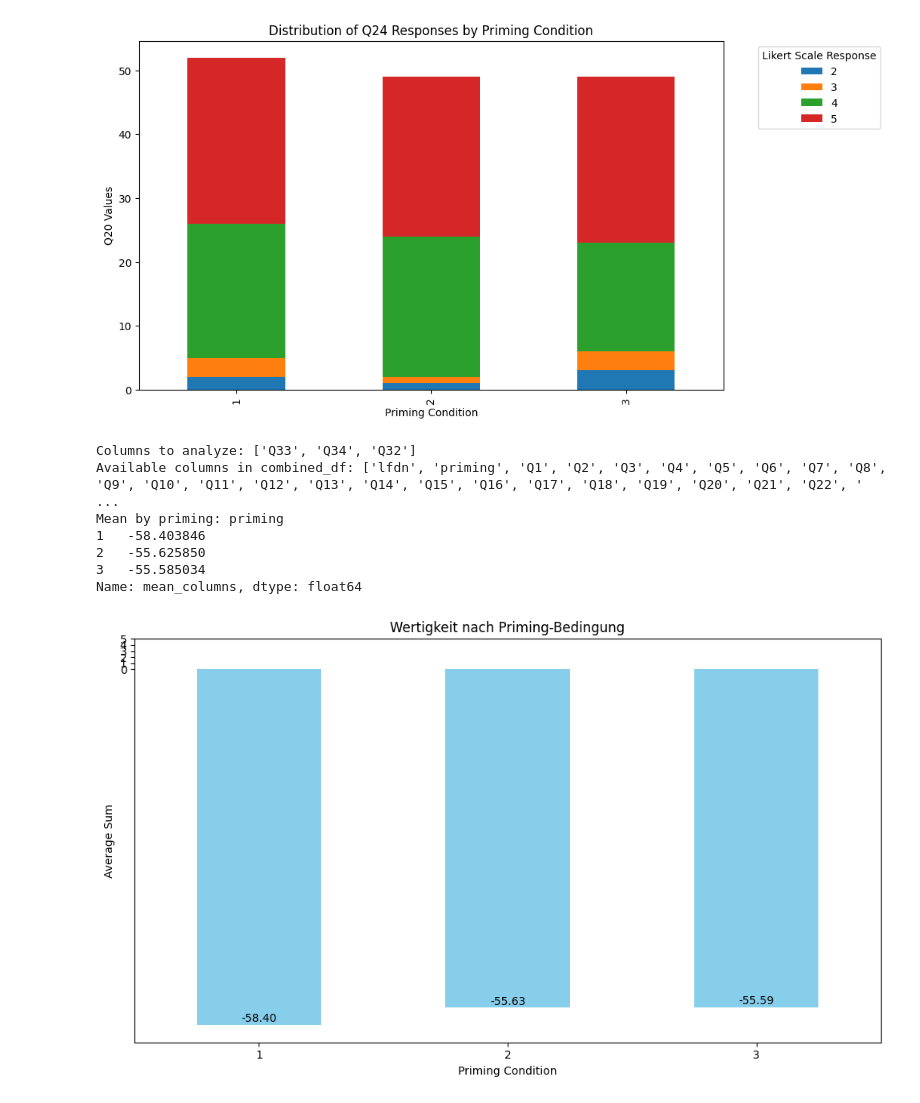
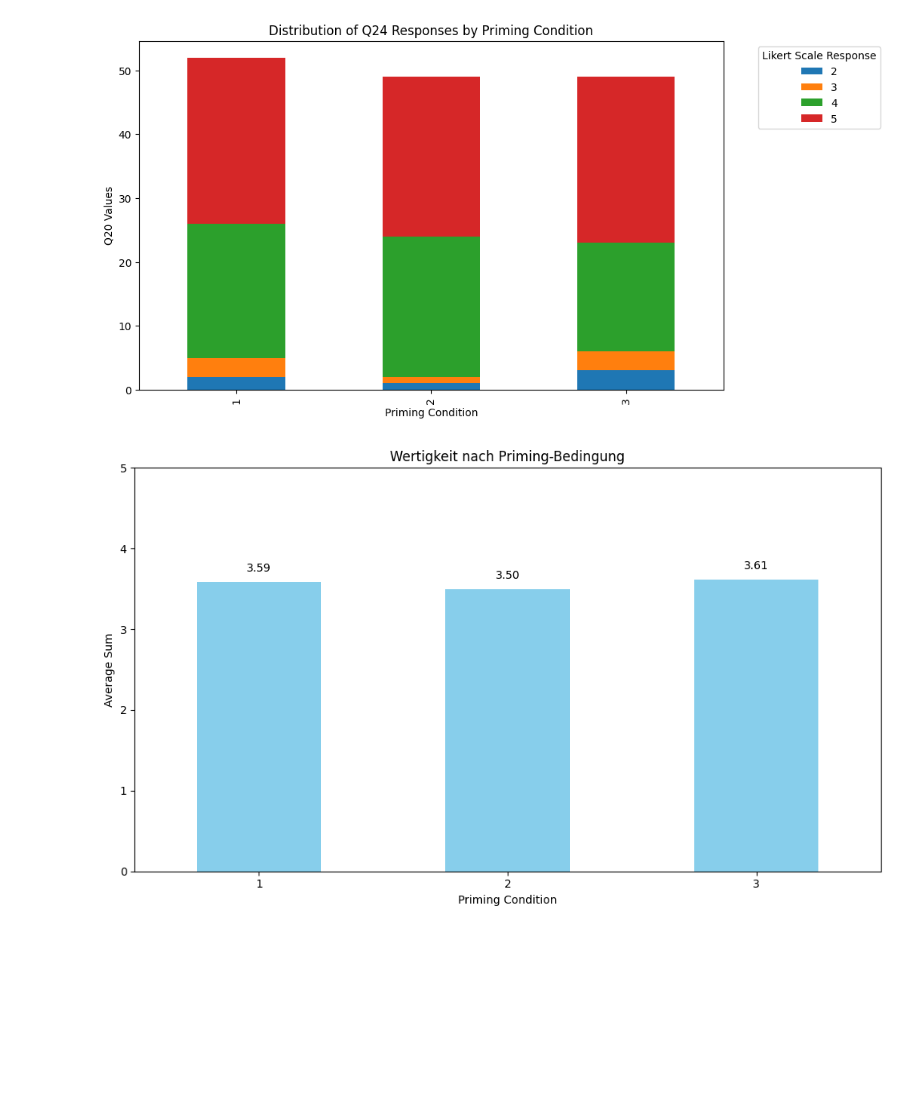
Before and after one commit to jkleinau/Datenanalyse, a Jupyter notebook: main.ipynb, the cells around one changed output. Cells and saved outputs as stored; diff of their text form; code cells hidden in the pictures; blank space fills up the shorter version.

```diff
--- a/main.ipynb
+++ b/main.ipynb
@@ -306,6 +306,8 @@ plt.show()
 # %% [output]
 [figure]
 # %%
+rename_map = dict()
+inverse_map = dict()
 def reduce_columns(row):
     # Get all columns that start with 'v_'
     v_columns = [col for col in row.index if col.startswith('v_')]
@@ -313,8 +315,6 @@ def reduce_columns(row):
     # Filter out columns that have negative values
     valid_columns = ['priming', 'is_professional']  # Always include these columns
     counter = 0
-    rename_map = dict()
-    inverse_map = dict()
     for col in v_columns:
         try:
             if int(row[col]) >= 0:
@@ -347,8 +347,8 @@ def reduce_columns(row):
 
 
 
-cleanded_df = df.apply(reduce_columns, axis=1)
-cleanded_df.head()
+combined_df = df.apply(reduce_columns, axis=1)
+combined_df.head()
 # %% [output]
 |  | priming | is_professional | Q1 | Q2 | Q3 | Q4 | Q5 | Q6 | Q7 | Q8 | ... |
 | 0 | 3 | True | 2 | 0 | 0 | 0 | 0 | 0 | 0 | 0 | ... |
@@ -438,22 +359,0 @@ Priming 1: 164 valid v-columns found
-# %%
-# Stack filtered DataFrames with uniform Q-columns
-dfs = []
-rename_maps = []
-common_cols = ['lfdn', 'priming']  # updated to use combined 'priming' column
-for subset in filtered_data.values():
-    # Skip empty DataFrames to avoid missing columns
-    if subset.empty:
-        continue
-    # Identify subset-specific v-columns
-    v_cols = [col for col in subset.columns if col not in common_cols]
-    print(f"Processing subset with priming {subset['priming'].iloc[0]}: {v_cols} v-columns found")
-    # Rename to Q1..Qn
-    rename_map = {col: f"Q{idx+1}" for idx, col in enumerate(v_cols)}
-    rename_maps.append(rename_map)
-    df_renamed = subset.rename(columns=rename_map)
-    # Reorder columns: common first, then Q-columns
-    df_renamed = df_renamed[common_cols + list(rename_map.values())]
-    dfs.append(df_renamed)
-# Concatenate all rows
-combined_df = pd.concat(dfs, ignore_index=True)
-# rename_maps
@@ -576,53 +414,32 @@ plt.show()
 # %%
 q_set = get_q_columns_from_v(['v_10903','v_10904','v_10905'], rename_maps)
 # q_set = ['Q1', 'Q2', 'Q3', 'Q4', 'Q5', 'Q6', 'Q7']  # Example Q columns to analyze
 
 columns_to_analyze = list(q_set)
-print(f"Columns to analyze: {columns_to_analyze}")
-print(f"Available columns in combined_df: {list(combined_df.columns)}")
-
-# Check if we have any valid columns
-if not columns_to_analyze:
-    print("No matching columns found. Let's check what Q columns are available:")
-    q_columns = [col for col in combined_df.columns if col.startswith('Q')]
-    print(f"Available Q columns: {q_columns}")
-    # Use the first few Q columns if available
-    if q_columns:
-        columns_to_analyze = q_columns[:3]  # Take first 3 Q columns
-        print(f"Using columns: {columns_to_analyze}")
 
 # Calculate mean of the columns for each row, then average by priming condition
 if columns_to_analyze:
     combined_df['mean_columns'] = combined_df[columns_to_analyze].mean(axis=1)
     mean_by_priming = combined_df.groupby(['priming'])['mean_columns'].mean()
-
-    print(f"Mean by priming: {mean_by_priming}")
 
     # Create bar chart using matplotlib
     fig, ax = plt.subplots(figsize=(10, 6))
     mean_by_priming.plot(kind='bar', ax=ax, title='Wertigkeit nach Priming-Bedingung', color='skyblue')
     ax.set_xlabel('Priming Condition')
     ax.set_ylabel('Average Sum')
     ax.set_xticklabels(ax.get_xticklabels(), rotation=0)
     ax.set_yticks(range(0, 6, 1))
 
     # Add value labels on top of bars
     for i, v in enumerate(mean_by_priming.values):
         ax.text(i, v + 0.1, f'{v:.2f}', ha='center', va='bottom')
 
     plt.tight_layout()
     plt.show()
 else:
     print("No columns available for analysis")
 # %% [output]
-Columns to analyze: ['Q33', 'Q34', 'Q32']
-Available columns in combined_df: ['lfdn', 'priming', 'Q1', 'Q2', 'Q3', 'Q4', 'Q5', 'Q6', 'Q7', 'Q8', 'Q9', 'Q10', 'Q11', 'Q12', 'Q13', 'Q14', 'Q15', 'Q16', 'Q17', 'Q18', 'Q19', 'Q20', 'Q21', 'Q22', ' ...
-Mean by priming: priming
-1   -58.403846
-2   -55.625850
-3   -55.585034
-Name: mean_columns, dtype: float64
-[figure, old version]
+[figure, new version]
 # %%
 # Boxplot of mean_columns distribution by priming condition
 plt.figure(figsize=(10, 6))
```
Also changed, not shown: parts of 6 cells of this notebook.
